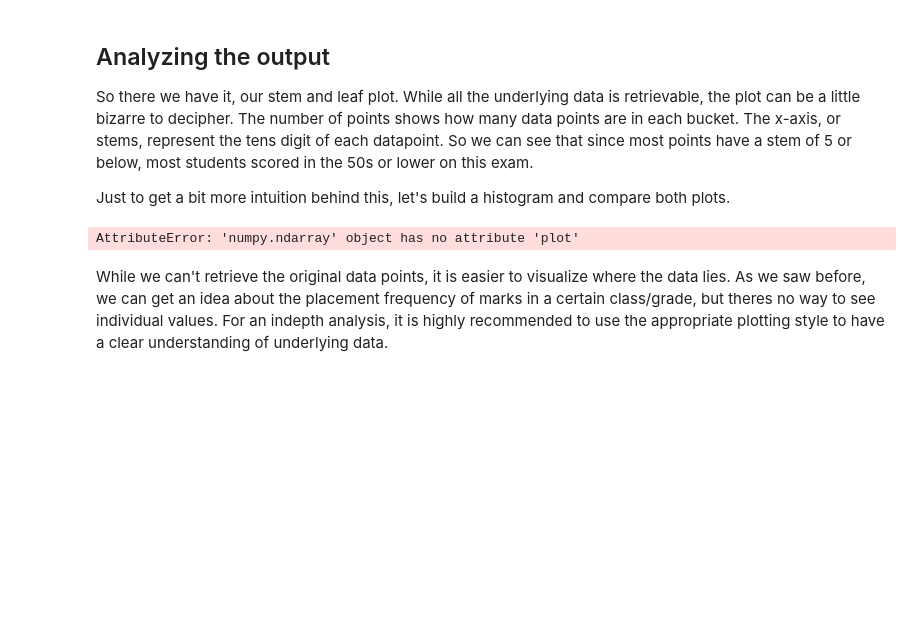
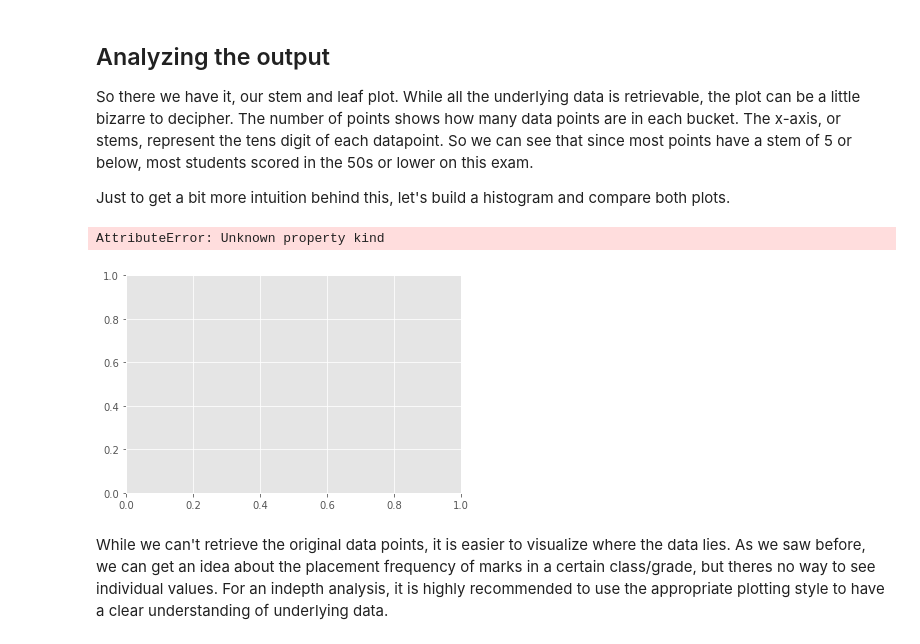
Before and after one commit to kayschulz/dsc-1-09-05-statistical-distributions-with-stem-and-leaf-plots-labs-seattle-ds-career-040119, a Jupyter notebook: index.ipynb, the cells around one changed output. Cells and saved outputs as stored; diff of their text form; code cells hidden in the pictures; blank space fills up the shorter version.

```diff
--- a/index.ipynb
+++ b/index.ipynb
@@ -91,9 +91,10 @@ So there we have it, our stem and leaf plot. While all the underlying data is re
 Just to get a bit more intuition behind this, let's build a histogram and compare both plots.
 # %%
 # Create a histogram for marks
-plt.plot(kind ='hist')
+plt.plot(marks, kind ='hist')
 # %% [output]
-AttributeError: 'numpy.ndarray' object has no attribute 'plot'
+AttributeError: Unknown property kind
+[figure, added]
 # %% [markdown]
 While we can't retrieve the original data points, it is easier to visualize where the data lies. As we saw before, we can get an idea about the placement frequency of marks in a certain class/grade, but theres no way to see individual values. For an indepth analysis, it is highly recommended to use the appropriate plotting style to have a clear understanding of underlying data.
 # %% [markdown]
```
